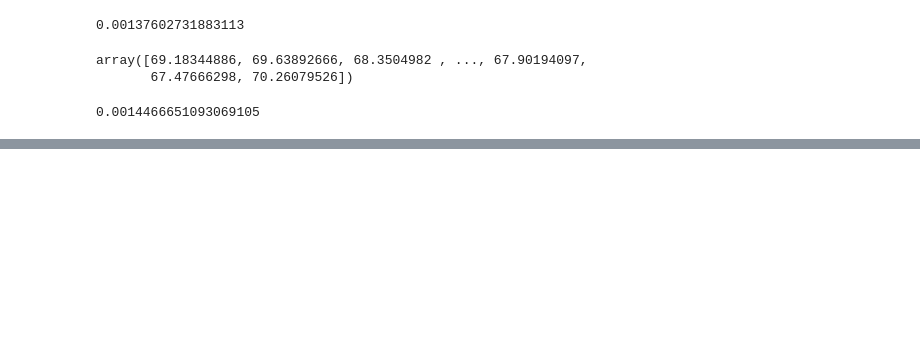
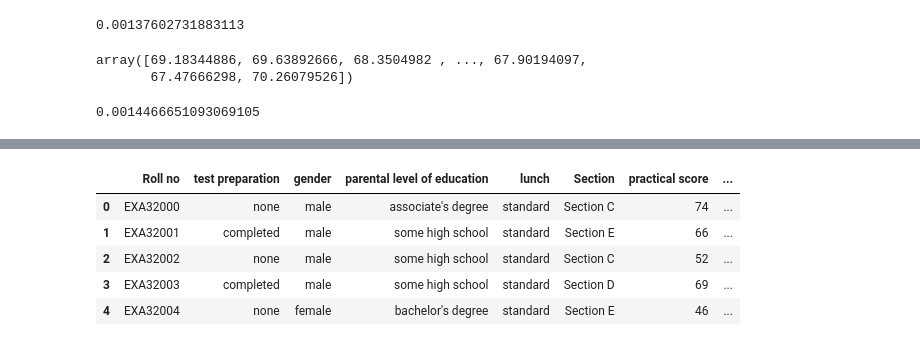
Before and after one commit to Gopz28/Cognorise-Hackathon, a Jupyter notebook: model/highschool_student_examination.ipynb, the cells around one changed output, grey strips where cells are left out. Saved outputs shown, nothing was run; the diff lists cells and outputs as text; code cells hidden in the pictures; blank space fills up the shorter version.

```diff
--- a/model/highschool_student_examination.ipynb
+++ b/model/highschool_student_examination.ipynb
@@ -303,0 +212,10 @@ plt.show()
+# %%
+test_df = pd.read_csv('../csvFiles/test.csv')
+test_df.head()
+# %% [output]
+|  | Roll no | test preparation | gender | parental level of education | lunch | Section | practical score | ... |
+| 0 | EXA32000 | none | male | associate's degree | standard | Section C | 74 | ... |
+| 1 | EXA32001 | completed | male | some high school | standard | Section E | 66 | ... |
+| 2 | EXA32002 | none | male | some high school | standard | Section C | 52 | ... |
+| 3 | EXA32003 | completed | male | some high school | standard | Section D | 69 | ... |
+| 4 | EXA32004 | none | female | bachelor's degree | standard | Section E | 46 | ... |
```
Also changed, not shown: parts of 24 cells of this notebook, 1 other file.
